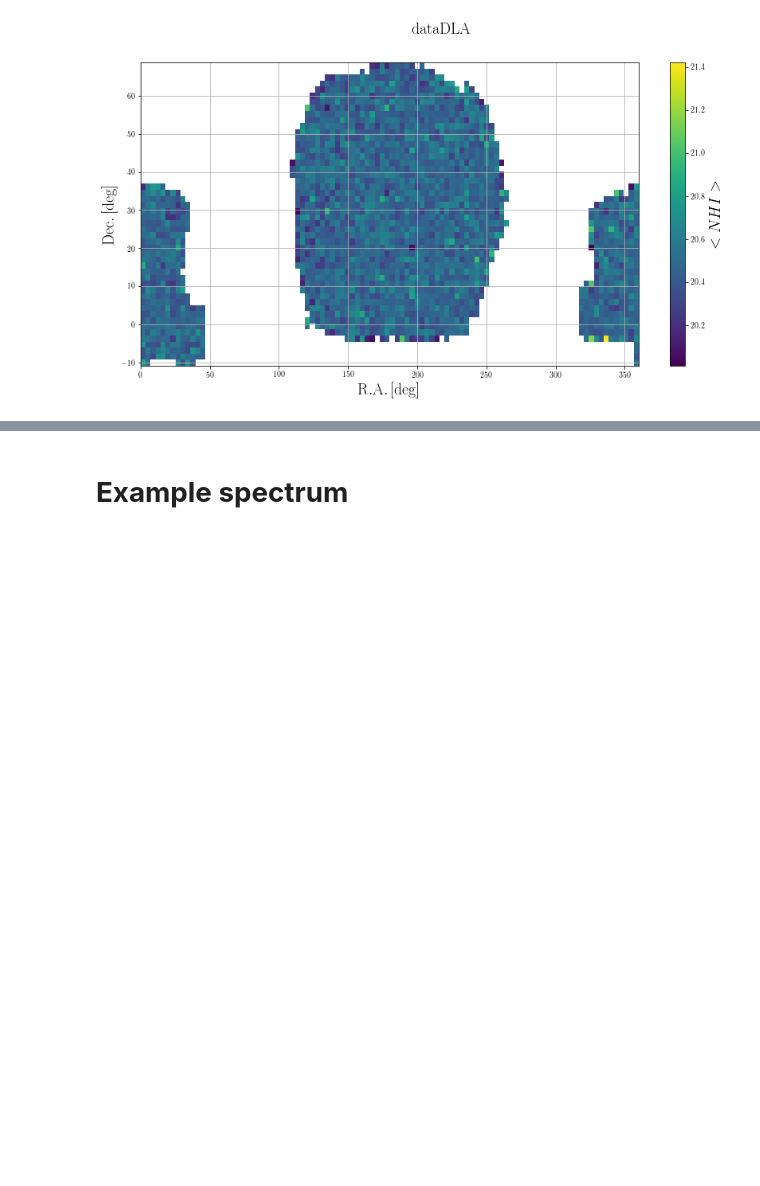
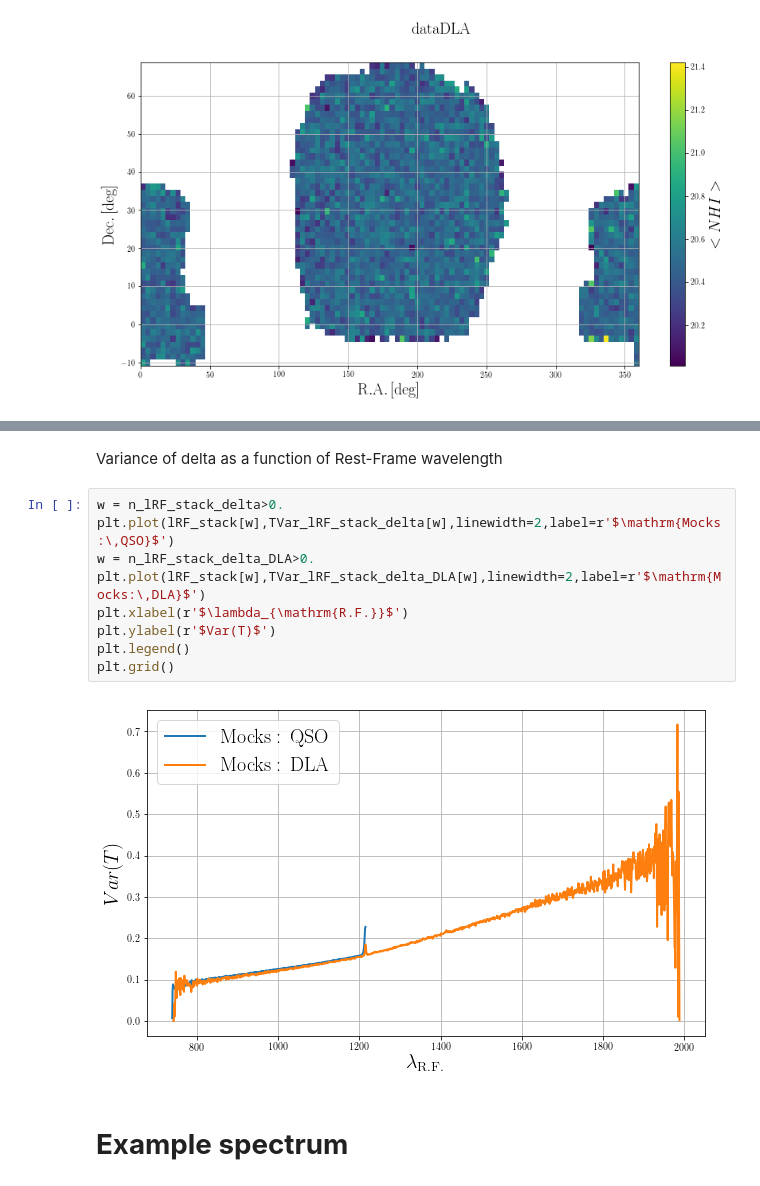
Before and after one commit to igmhub/desi_QA, a Jupyter notebook: Mocks/QA_DLA.ipynb, the cells around one changed output, grey strips where cells are left out. Saved outputs shown, nothing was run; the diff lists cells and outputs as text; blank space fills up the shorter version.

```diff
--- a/Mocks/QA_DLA.ipynb
+++ b/Mocks/QA_DLA.ipynb
@@ -686,3 +805,16 @@ for name,path in toPlot.items():
+# %% [markdown]
+Variance of delta as a function of Rest-Frame wavelength
+# %%
+w = n_lRF_stack_delta>0.
+plt.plot(lRF_stack[w],TVar_lRF_stack_delta[w],linewidth=2,label=r'$\mathrm{Mocks:\,QSO}$')
+w = n_lRF_stack_delta_DLA>0.
+plt.plot(lRF_stack[w],TVar_lRF_stack_delta_DLA[w],linewidth=2,label=r'$\mathrm{Mocks:\,DLA}$')
+plt.xlabel(r'$\lambda_{\mathrm{R.F.}}$')
+plt.ylabel(r'$Var(T)$')
+plt.legend()
+plt.grid()
+# %% [output]
+[figure, added]
 # %% [markdown]
 # __Example spectrum__
 # %%
```
Also changed, not shown: parts of 11 cells of this notebook.
